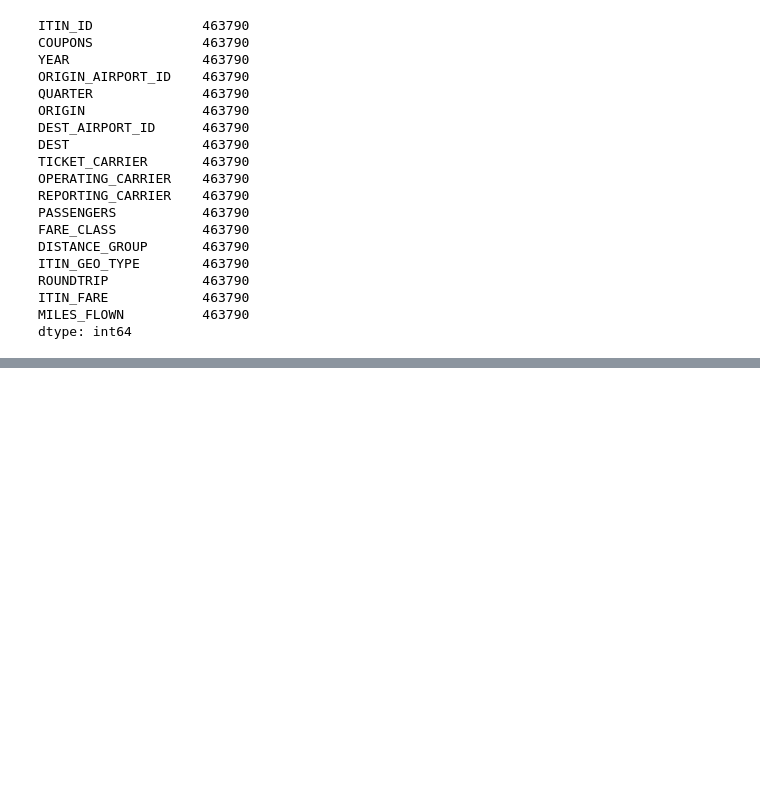
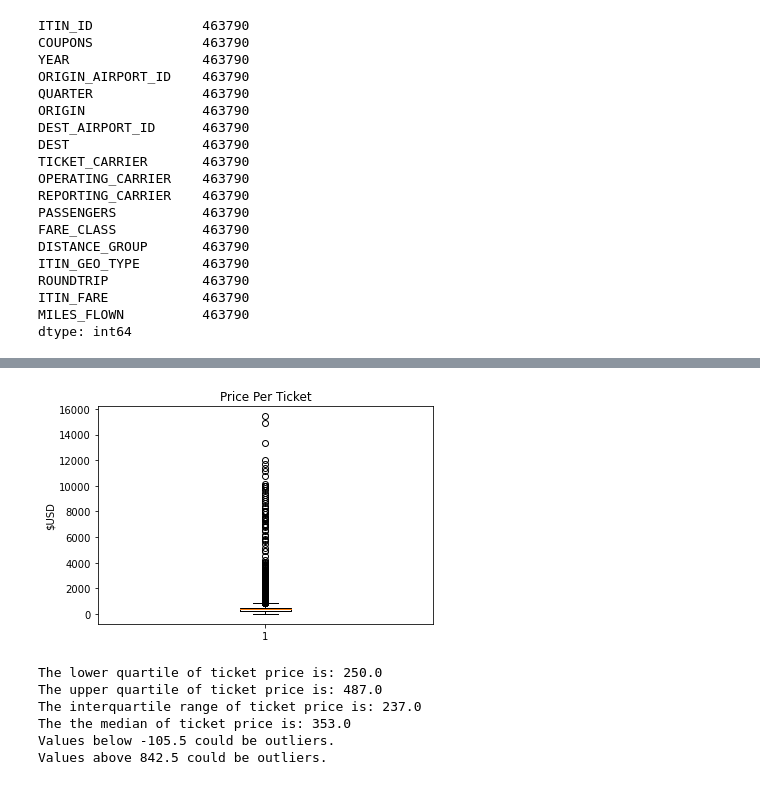
Before and after one commit to asdemonet/where-can-we-go, a Jupyter notebook: Machine_Learning_Pricing/Model 2.0 - Neural_Network.ipynb, the cells around one changed output, grey strips where cells are left out. Drawn from its saved outputs; the diff is of its cells as text; code cells hidden in the pictures; blank space fills up the shorter version.

```diff
--- a/Machine_Learning_Pricing/Model 2.0 - Neural_Network.ipynb
+++ b/Machine_Learning_Pricing/Model 2.0 - Neural_Network.ipynb
@@ -72,0 +103,32 @@ data_2015to2019['ITIN_FARE'].max()
+# %%
+ticket_price = data_2015to2019['ITIN_FARE']
+fig2, ax2 = plt.subplots()
+ax2.set_title('Price Per Ticket')
+ax2.set_ylabel('$USD')
+ax2.boxplot(ticket_price)
+plt.show()
+# %% [output]
+[figure, added]
+# %%
+# If the data is in a dataframe, we use pandas to give quartile calculations
+quartiles_tick = ticket_price.quantile([.25,.5,.75])
+lowerq_tick = quartiles_tick[0.25]
+upperq_tick = quartiles_tick[0.75]
+iqr_tick = upperq_tick-lowerq_tick
+
+print(f"The lower quartile of ticket price is: {lowerq_tick}")
+print(f"The upper quartile of ticket price is: {upperq_tick}")
+print(f"The interquartile range of ticket price is: {iqr_tick}")
+print(f"The the median of ticket price is: {quartiles_tick[0.5]} ")
+
+lower_bound_tick = lowerq_tick - (1.5*iqr_tick)
+upper_bound_tick = upperq_tick + (1.5*iqr_tick)
+print(f"Values below {lower_bound_tick} could be outliers.")
+print(f"Values above {upper_bound_tick} could be outliers.")
+# %% [output]
+The lower quartile of ticket price is: 250.0
+The upper quartile of ticket price is: 487.0
+The interquartile range of ticket price is: 237.0
+The the median of ticket price is: 353.0
+Values below -105.5 could be outliers.
+Values above 842.5 could be outliers.
```
Also changed, not shown: parts of 28 cells of this notebook.
